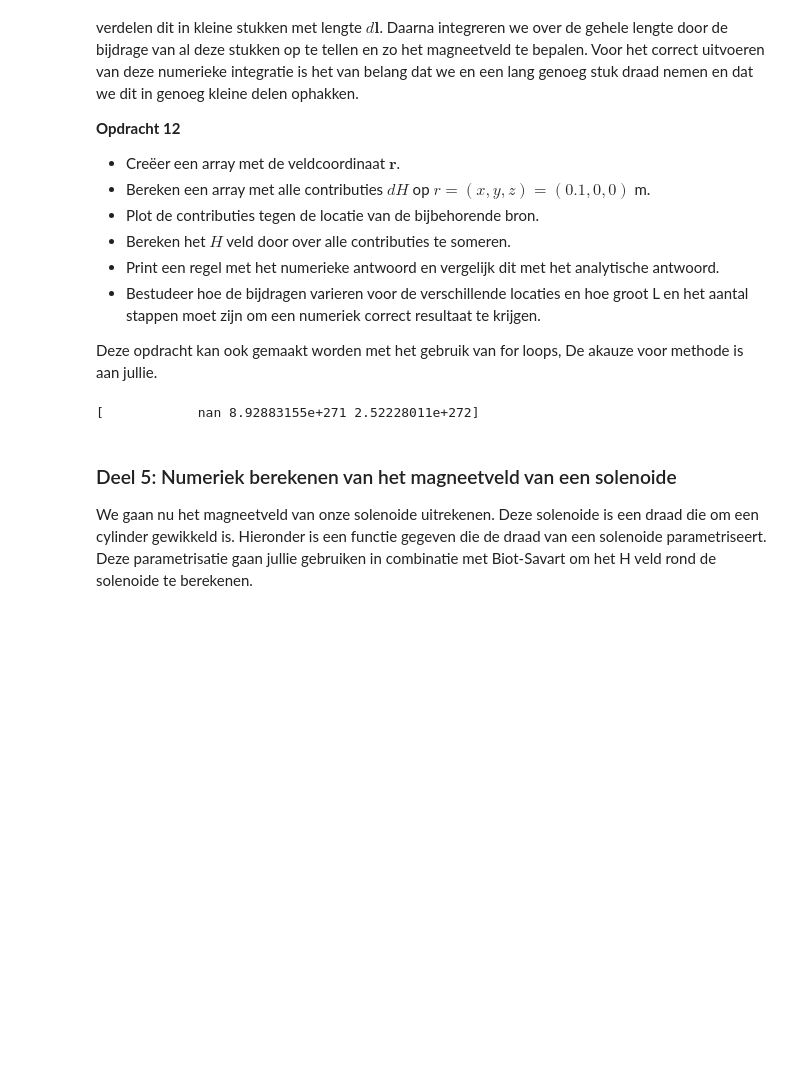
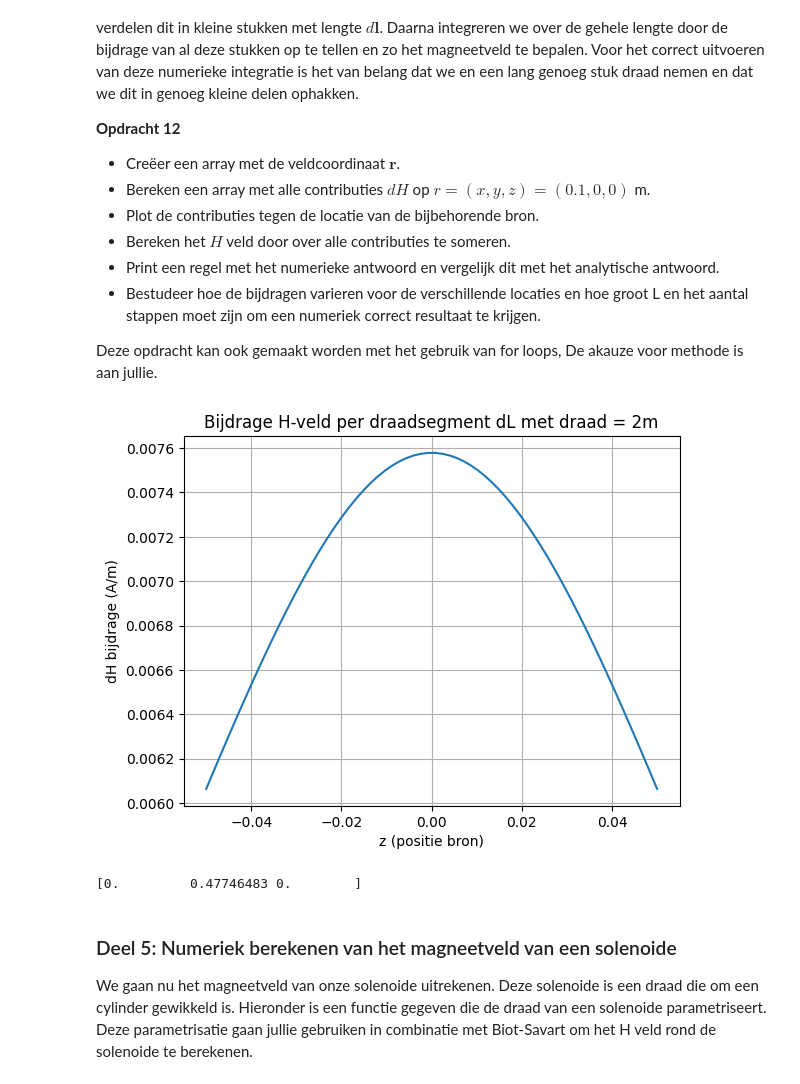
Before and after one commit to owenvanderwal/opdrachten-DEF-D, a Jupyter notebook: DigitaleOntwerpopdrachten/1CondensatorOpdracht/KrachtactuatorOpdracht.ipynb, the cells around one changed output. Cells and saved outputs as stored; diff of their text form; code cells hidden in the pictures; blank space fills up the shorter version.

```diff
--- a/DigitaleOntwerpopdrachten/1CondensatorOpdracht/KrachtactuatorOpdracht.ipynb
+++ b/DigitaleOntwerpopdrachten/1CondensatorOpdracht/KrachtactuatorOpdracht.ipynb
@@ -403,28 +382,49 @@ Deze opdracht kan ook gemaakt worden met het gebruik van for loops, De akauze vo
 # %%
 ###
 ###Jullie code hier###
 ###
+z = np.linspace(-0.05, 0.05, N)
+dz = z[1] - z[0]
+dl = np.array([0, 0, dz])
+
+dH_list = []
+
+for zi in z:
+    r_source = np.array([0, 0, zi])
+    dH = field_current_element(r_field, r_source, dl)
+    dH_list.append(dH)
+
+dH_array = np.array(dH_list)
+
+plt.figure()
+plt.plot(z, dH_array[:, 1])
+plt.xlabel("z (positie bron)")
+plt.ylabel("dH bijdrage (A/m)")
+plt.title("Bijdrage H-veld per draadsegment dL met draad = 2m")
+plt.grid()
+plt.show()
 
 I = 6 # Ampère
 L = 0.1 # 10cm draadlengte
 N = 64 # aantal segmentjes waarin het draad denkbeeldig door verdeeld wordt
 z = 0.0
 
 r_source = np.array([0.0, 0.0, z])
 r_field = np.array([0.1, 0.0, 0.0])
 
 dz = L/N
 dl = np.array([0.0, 0.0, dz])
 
 total_dH = np.empty((64, 3))
 for i in range(64):
-    total_dH[i] == field_current_element(r_field, r_source, dl, I)
+    total_dH[i] = field_current_element(r_field, r_source, dl)
     z += dz
 
 H_total = np.sum(total_dH, axis = 0)
 print(H_total)
 # %% [output]
+[figure, added]
-[            nan 8.92883155e+271 2.52228011e+272]
+[0.         0.47746483 0.        ]
 # %% [markdown]
 ### Deel 5: Numeriek berekenen van het magneetveld van een solenoide
 
```
Also changed, not shown: parts of 1 cell of this notebook.
